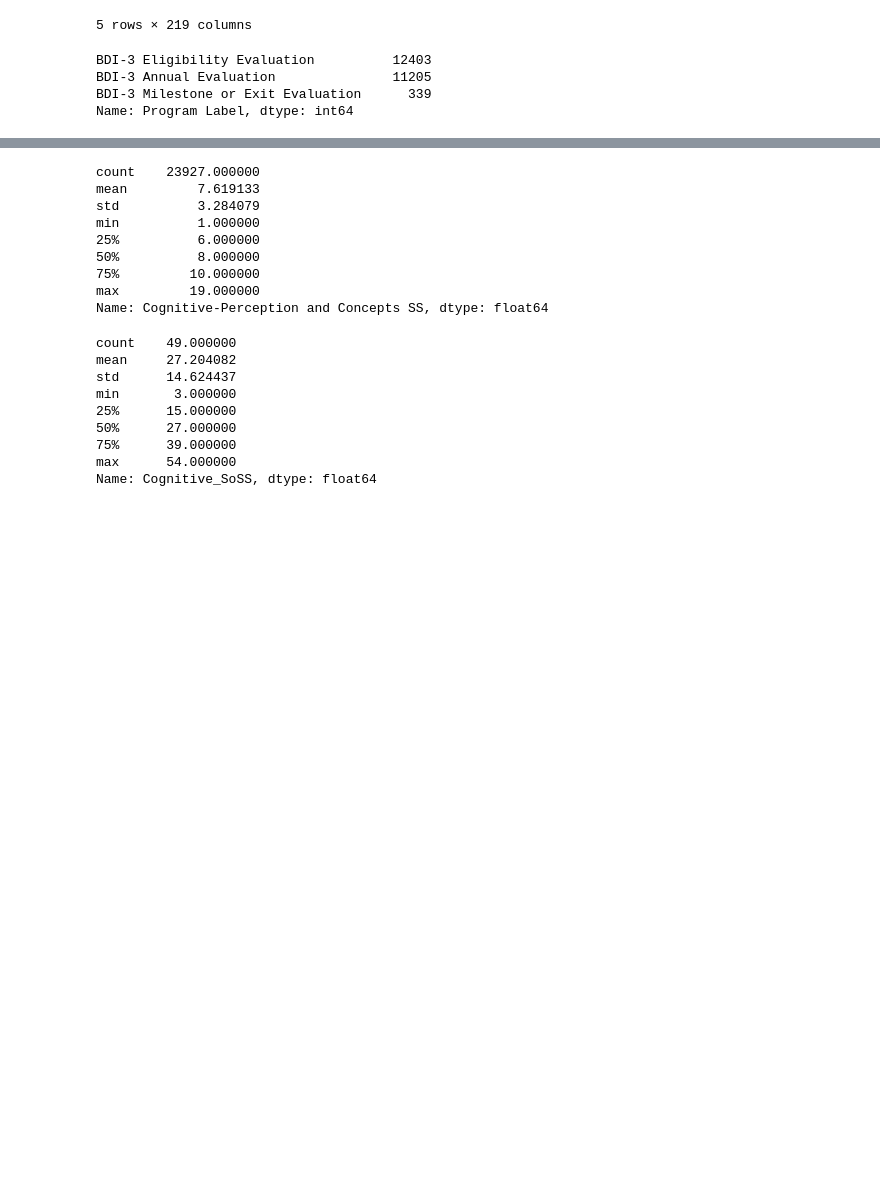
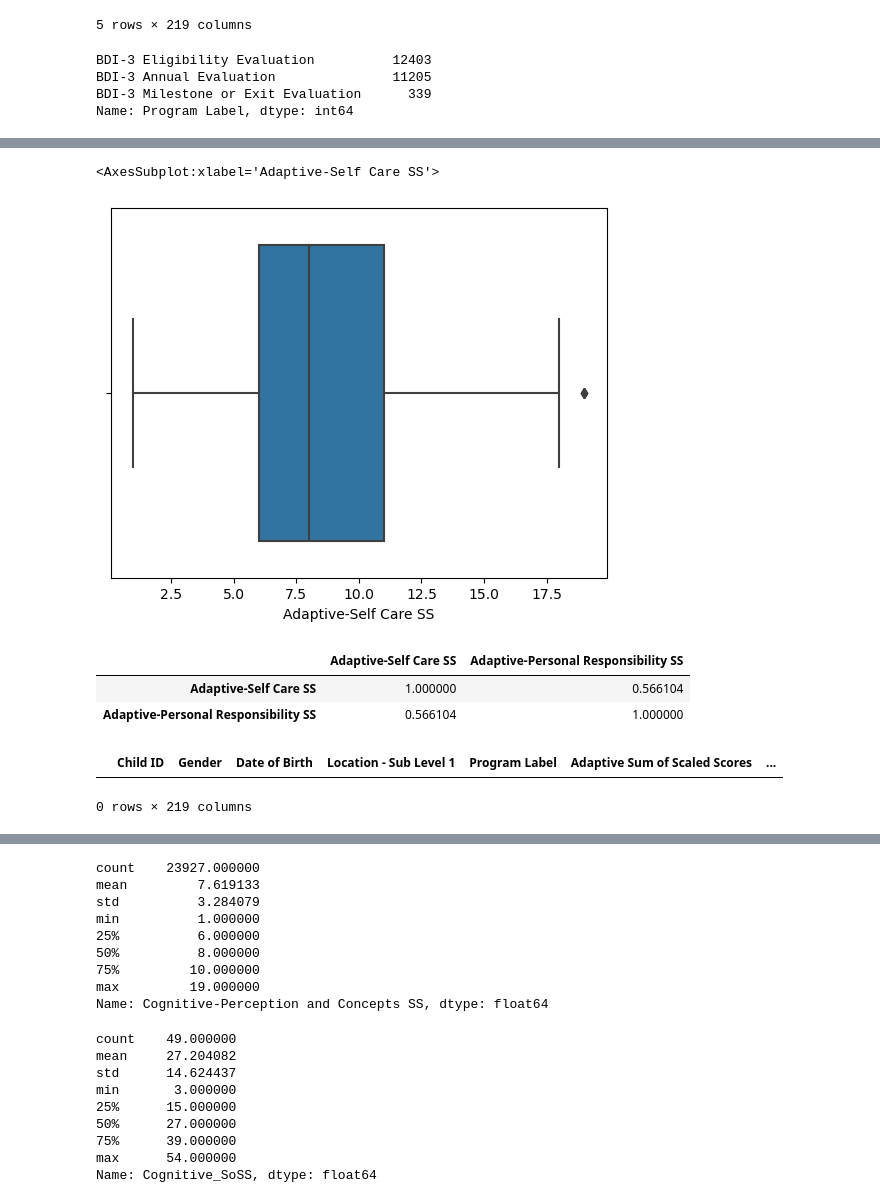
Before and after one commit to NSS-Full-Time-Data-Analytics-11/teis-project-bently, a Jupyter notebook: Teis proj.ipynb, the cells around one changed output, grey strips where cells are left out. Saved outputs shown, nothing was run; the diff lists cells and outputs as text; code cells hidden in the pictures; blank space fills up the shorter version.

```diff
--- a/Teis proj.ipynb
+++ b/Teis proj.ipynb
@@ -71,0 +99,11 @@ teis_df.head()
+# %%
+sns.boxplot(data=null_score_adp, x='Adaptive-Self Care SS', legend=)
+# %% [output]
+<AxesSubplot:xlabel='Adaptive-Self Care SS'>
+[figure, added]
+# %%
+score_adp.corr(method='pearson')
+# %% [output]
+|  | Adaptive-Self Care SS | Adaptive-Personal Responsibility SS |
+| Adaptive-Self Care SS | 1.000000 | 0.566104 |
+| Adaptive-Personal Responsibility SS | 0.566104 | 1.000000 |
@@ -71,0 +112,5 @@ teis_df.head()
+# %%
+teis_df.loc[teis_df.duplicated()==True]
+# %% [output]
+|  | Child ID | Gender | Date of Birth | Location - Sub Level 1 | Program Label | Adaptive Sum of Scaled Scores | ... |
+0 rows × 219 columns
```
Also changed, not shown: parts of 29 cells of this notebook, 1 other file.
